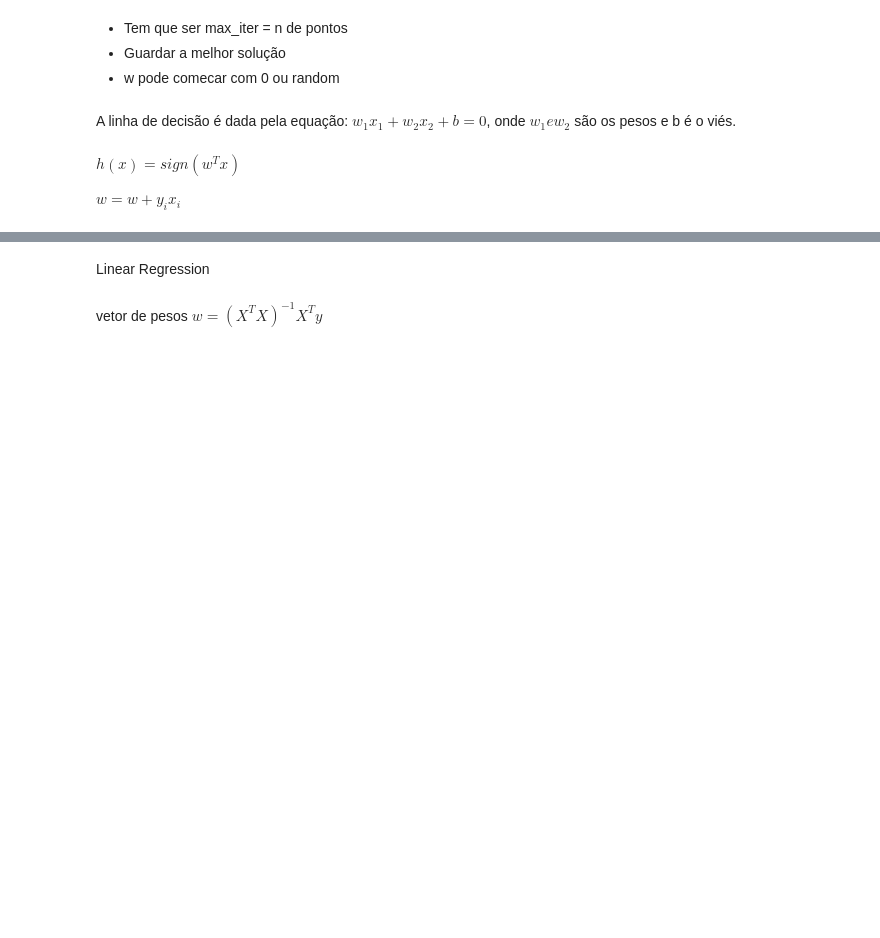
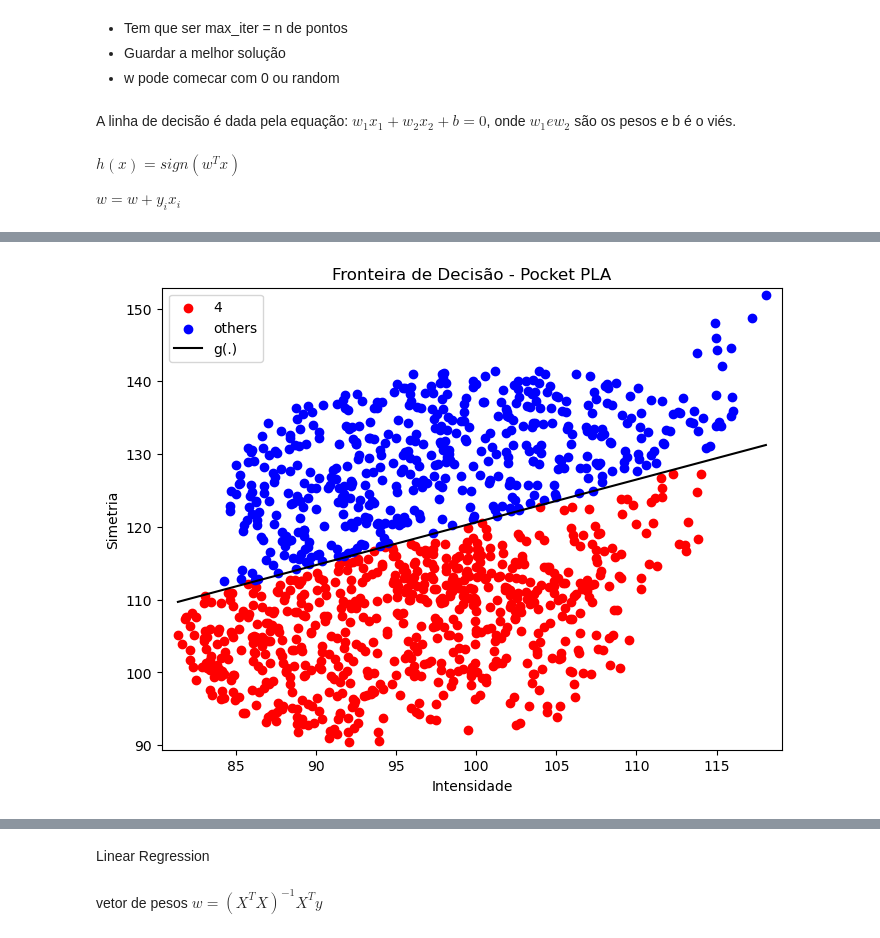
Before and after one commit to adriel1ft/reconhecimento_padroes, a Jupyter notebook: 1xtodos_adriel.ipynb, the cells around one changed output, grey strips where cells are left out. Cells and saved outputs as stored; diff of their text form; code cells hidden in the pictures; blank space fills up the shorter version.

```diff
--- a/1xtodos_adriel.ipynb
+++ b/1xtodos_adriel.ipynb
@@ -150,0 +229,4 @@ plt.show()
+# %%
+PLA_4.plot_decision_boundary(X_train_4, y_pred_4, 4)
+# %% [output]
+[figure, added]
```
Also changed, not shown: parts of 34 cells of this notebook.
